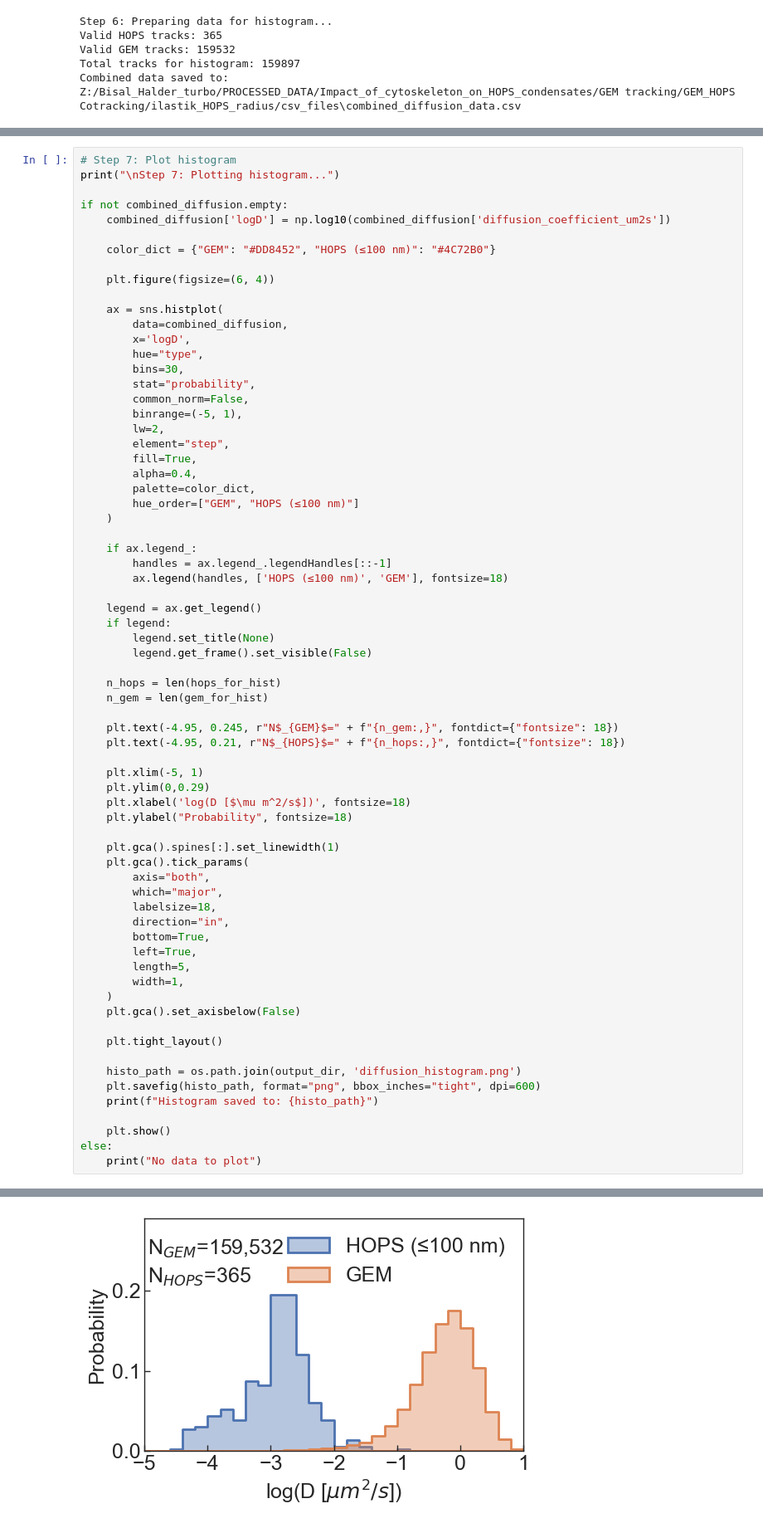
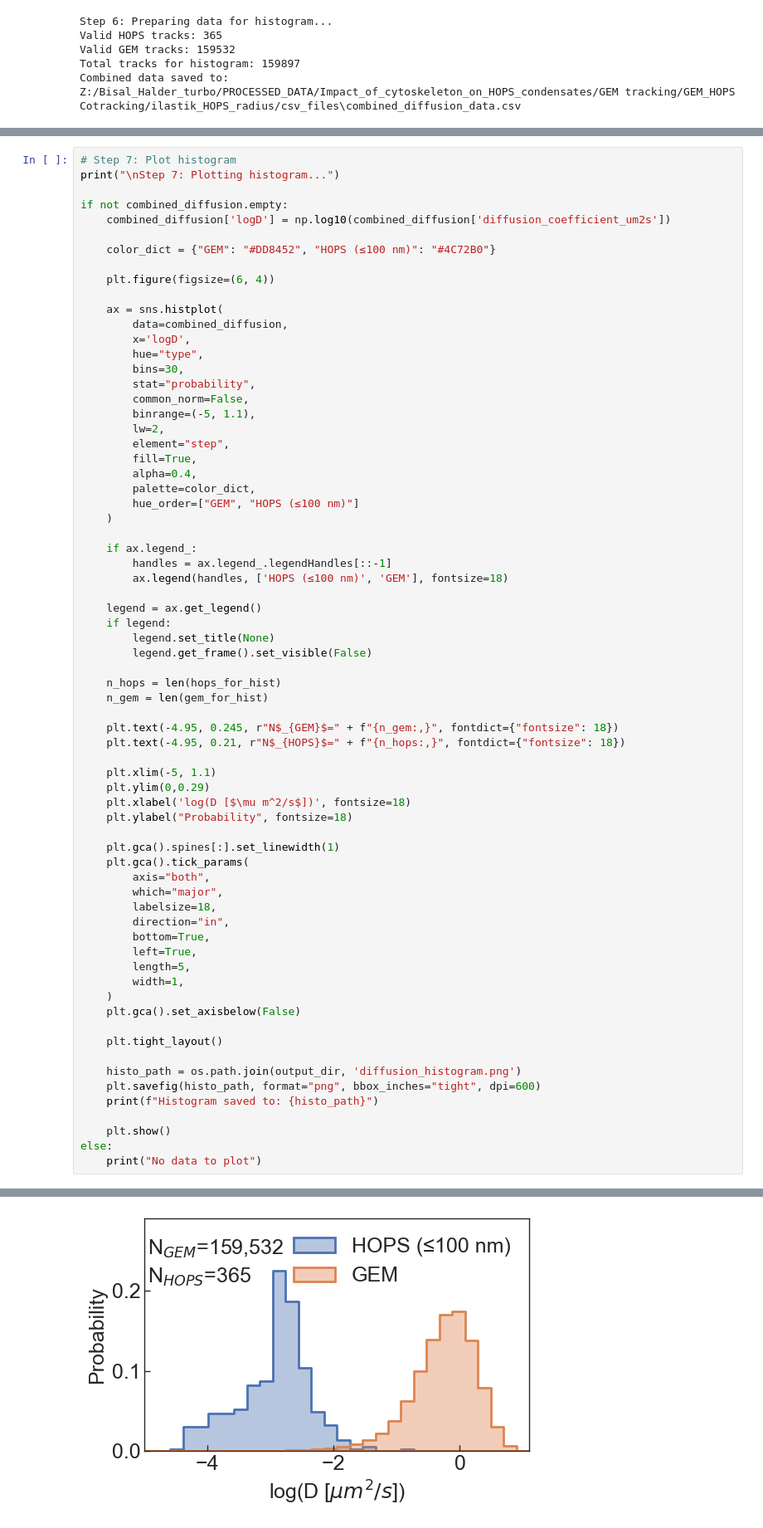
Before and after one commit to walterlab-um/Hyperosmotic_Confinement-Jump, a Jupyter notebook: jupyter_notebooks/IntensityvsRadius_plot_hops_condensates.ipynb, the cells around one changed output, grey strips where cells are left out. Shown at 83% size. Saved outputs shown, nothing was run; the diff lists cells and outputs as text.

```diff
--- a/jupyter_notebooks/IntensityvsRadius_plot_hops_condensates.ipynb
+++ b/jupyter_notebooks/IntensityvsRadius_plot_hops_condensates.ipynb
@@ -1062,7 +1132,7 @@ if not combined_diffusion.empty:
         bins=30,
         stat="probability",
         common_norm=False,
-        binrange=(-5, 1),
+        binrange=(-5, 1.1),
         lw=2,
         element="step",
         fill=True,
@@ -1086,34 +1156,34 @@ if not combined_diffusion.empty:
     plt.text(-4.95, 0.245, r"N$_{GEM}$=" + f"{n_gem:,}", fontdict={"fontsize": 18})
     plt.text(-4.95, 0.21, r"N$_{HOPS}$=" + f"{n_hops:,}", fontdict={"fontsize": 18})
 
-    plt.xlim(-5, 1)
+    plt.xlim(-5, 1.1)
     plt.ylim(0,0.29)
     plt.xlabel('log(D [$\mu m^2/s$])', fontsize=18)
     plt.ylabel("Probability", fontsize=18)
 
     plt.gca().spines[:].set_linewidth(1)
     plt.gca().tick_params(
         axis="both",
         which="major",
         labelsize=18,
         direction="in",
         bottom=True,
         left=True,
         length=5,
         width=1,
     )
     plt.gca().set_axisbelow(False)
 
     plt.tight_layout()
 
     histo_path = os.path.join(output_dir, 'diffusion_histogram.png')
     plt.savefig(histo_path, format="png", bbox_inches="tight", dpi=600)
     print(f"Histogram saved to: {histo_path}")
 
     plt.show()
 else:
     print("No data to plot")
 # %% [output]
 Step 7: Plotting histogram...
 Histogram saved to: Z:/Bisal_Halder_turbo/PROCESSED_DATA/Impact_of_cytoskeleton_on_HOPS_condensates/GEM tracking/GEM_HOPS Cotracking/ilastik_HOPS_radius/csv_files\diffusion_histogram.png
-[figure, old version]
+[figure, new version]
```
Also changed, not shown: parts of 1 cell of this notebook.
